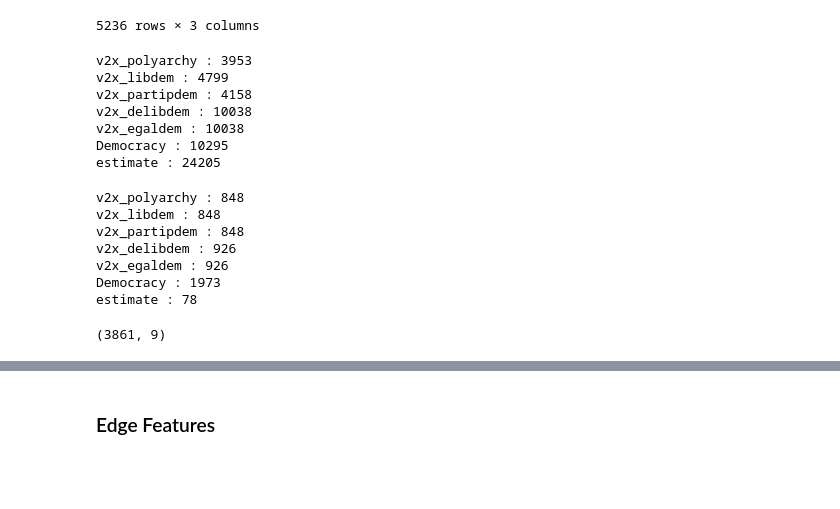
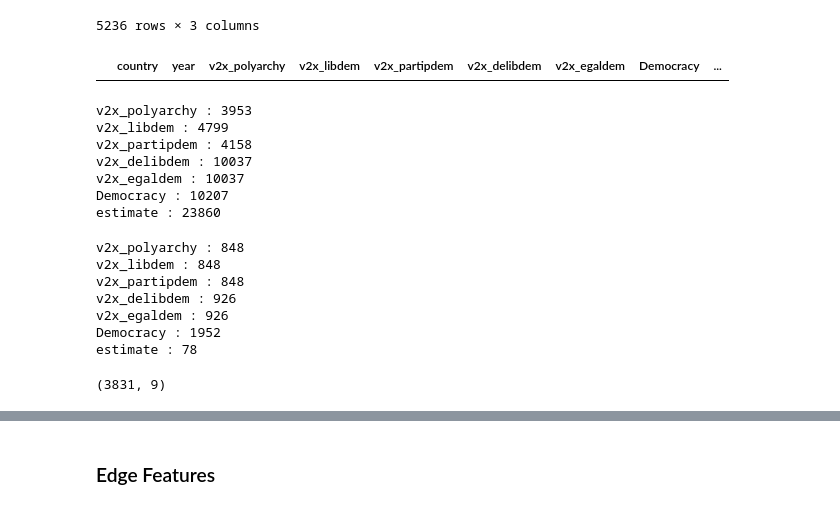
Before and after one commit to samrauh/dlss-project, a Jupyter notebook: data_collection/political/political_graph.ipynb, the cells around one changed output, grey strips where cells are left out. Saved outputs shown, nothing was run; the diff lists cells and outputs as text; code cells hidden in the pictures; blank space fills up the shorter version.

```diff
--- a/data_collection/political/political_graph.ipynb
+++ b/data_collection/political/political_graph.ipynb
@@ -120,0 +136,7 @@ polity_pd.sort_values("entity_convert")
+# %%
+# This handles duplicates for countries with two entries for territory/year combination
+polity_pd = (
+    polity_pd
+    .groupby(['country', 'year'], as_index=False)
+    .mean(numeric_only=True)
+)
@@ -276,3 +263,10 @@ vdem_pd.sort_values("country_name_converted")
+# %%
+# This handles duplicates for countries with two entries for territory/year combination
+vdem_pd = (
+    vdem_pd
+    .groupby(['country', 'year'], as_index=False)
+    .mean(numeric_only=True)
+)
 # %% [markdown]
 ### Joining node features
 # %%
@@ -362,6 +356,10 @@ feature_nodes = reduce(
     lambda left, right: pd.merge(left, right, on=["country", "year"], how="outer"),
     dfs
 )
+# %%
+feature_nodes[feature_nodes.duplicated()]
+# %% [output]
+|  | country | year | v2x_polyarchy | v2x_libdem | v2x_partipdem | v2x_delibdem | v2x_egaldem | Democracy | ... |
 # %%
 feature_nodes["country"]=coco.convert(names=feature_nodes["country"], to='ISO3')
 # %%
@@ -375,10 +373,10 @@ for col in columns_to_interpolate:
 v2x_polyarchy : 3953
 v2x_libdem : 4799
 v2x_partipdem : 4158
-v2x_delibdem : 10038
-v2x_egaldem : 10038
-Democracy : 10295
-estimate : 24205
+v2x_delibdem : 10037
+v2x_egaldem : 10037
+Democracy : 10207
+estimate : 23860
 # %%
 
 # Make sure data is sorted by group and time
@@ -398,7 +396,7 @@ v2x_libdem : 848
 v2x_partipdem : 848
 v2x_delibdem : 926
 v2x_egaldem : 926
-Democracy : 1973
+Democracy : 1952
 estimate : 78
 # %%
 feature_nodes = feature_nodes[(feature_nodes["year"] >= 2000) & (feature_nodes["year"] <= 2022)]
@@ -406,4 +404,4 @@ feature_nodes.dropna(inplace=True)
 # %%
 feature_nodes.shape
 # %% [output]
-(3861, 9)
+(3831, 9)
```
Also changed, not shown: parts of 30 cells of this notebook, 2 other files.
